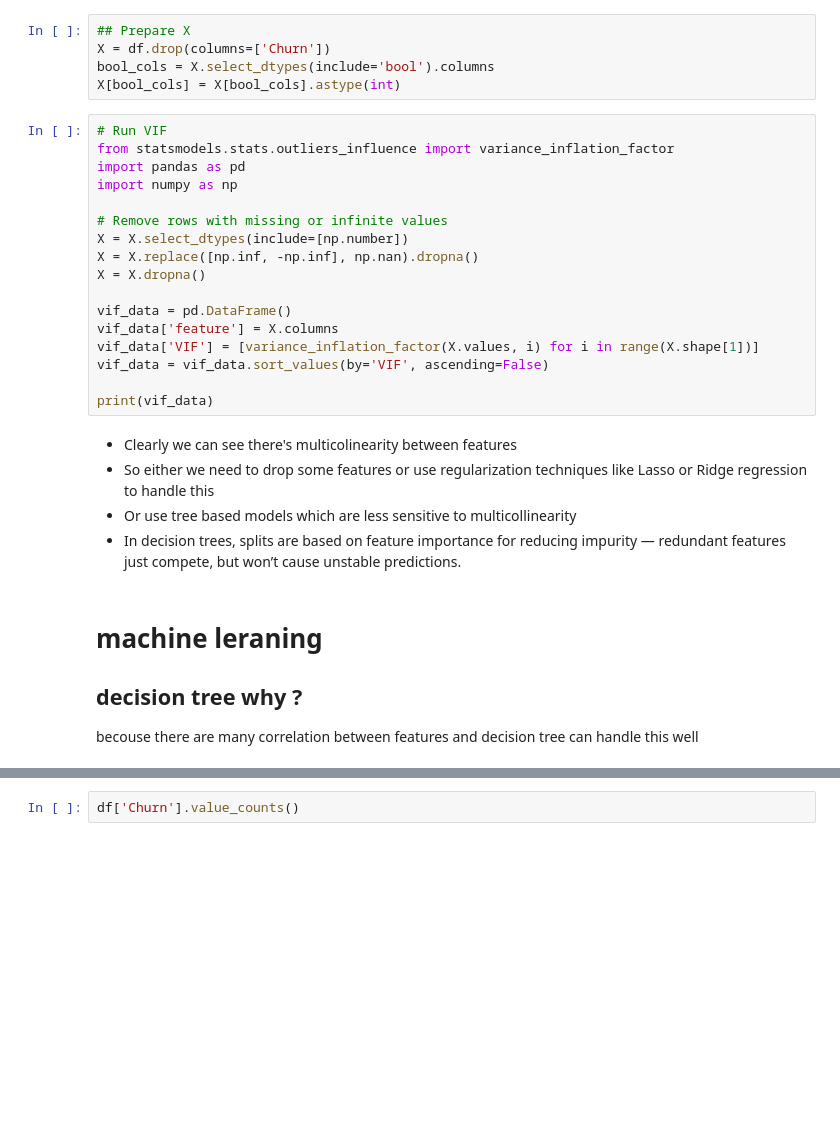
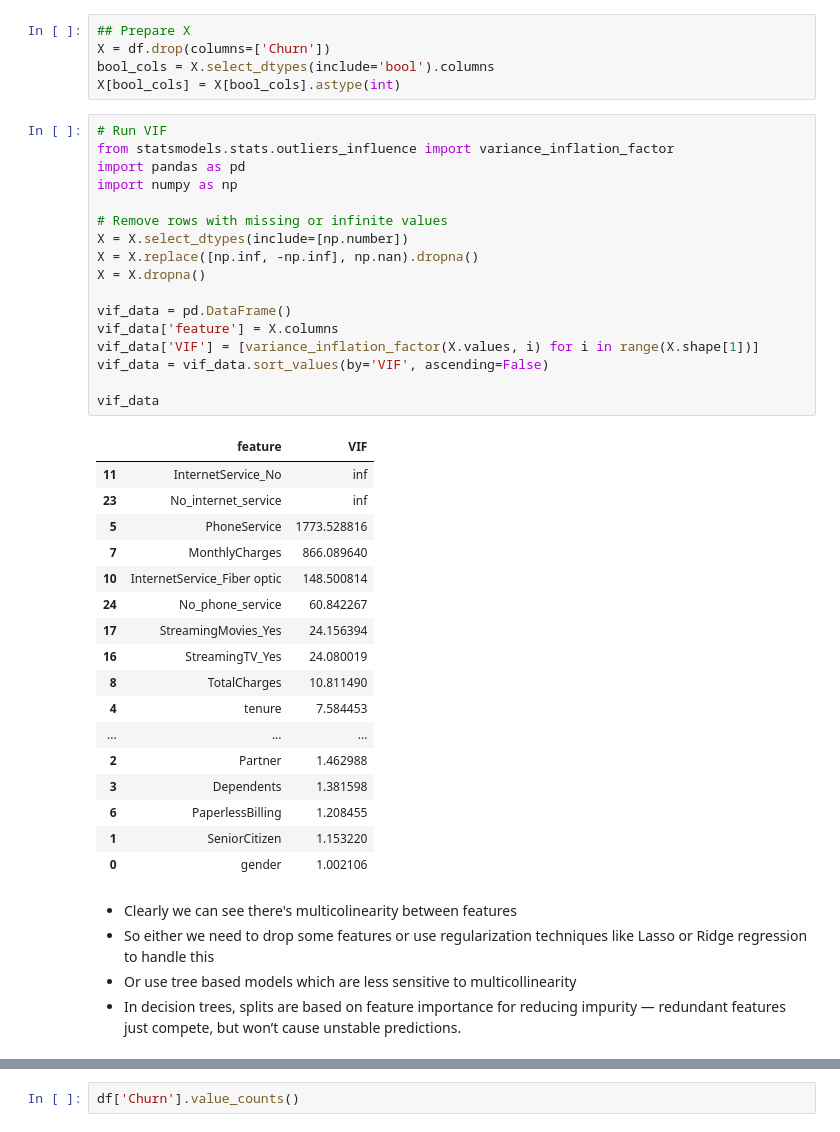
Before and after one commit to zahrahanifehlou/Churn_model, a Jupyter notebook: notebooks/check_data.ipynb, the cells around one changed output, grey strips where cells are left out. Saved outputs shown, nothing was run; the diff lists cells and outputs as text; blank space fills up the shorter version.

```diff
--- a/notebooks/check_data.ipynb
+++ b/notebooks/check_data.ipynb
@@ -240,26 +243,40 @@ X[bool_cols] = X[bool_cols].astype(int)
 # %%
 # Run VIF
 from statsmodels.stats.outliers_influence import variance_inflation_factor
 import pandas as pd
 import numpy as np
 
 # Remove rows with missing or infinite values
 X = X.select_dtypes(include=[np.number])
 X = X.replace([np.inf, -np.inf], np.nan).dropna()
 X = X.dropna()
 
 vif_data = pd.DataFrame()
 vif_data['feature'] = X.columns
 vif_data['VIF'] = [variance_inflation_factor(X.values, i) for i in range(X.shape[1])]
 vif_data = vif_data.sort_values(by='VIF', ascending=False)
 
-print(vif_data)
+vif_data
+# %% [output]
+|  | feature | VIF |
+| 11 | InternetService_No | inf |
+| 23 | No_internet_service | inf |
+| 5 | PhoneService | 1773.528816 |
+| 7 | MonthlyCharges | 866.089640 |
+| 10 | InternetService_Fiber optic | 148.500814 |
+| 24 | No_phone_service | 60.842267 |
+| 17 | StreamingMovies_Yes | 24.156394 |
+| 16 | StreamingTV_Yes | 24.080019 |
+| 8 | TotalCharges | 10.811490 |
+| 4 | tenure | 7.584453 |
+| ... | ... | ... |
+| 2 | Partner | 1.462988 |
+| 3 | Dependents | 1.381598 |
+| 6 | PaperlessBilling | 1.208455 |
+| 1 | SeniorCitizen | 1.153220 |
+| 0 | gender | 1.002106 |
 # %% [markdown]
 - Clearly we can see there's multicolinearity between features
 - So either we need to drop some features or use regularization techniques like Lasso or Ridge regression to handle this
 - Or use tree based models which are less sensitive to multicollinearity
 - In decision trees, splits are based on feature importance for reducing impurity — redundant features just compete, but won’t cause unstable predictions.
-# %% [markdown]
-# machine leraning
-## decision tree why ?
-becouse there are many correlation between features and decision tree can handle this well
```
Also changed, not shown: parts of 30 cells of this notebook, 39 other files.
